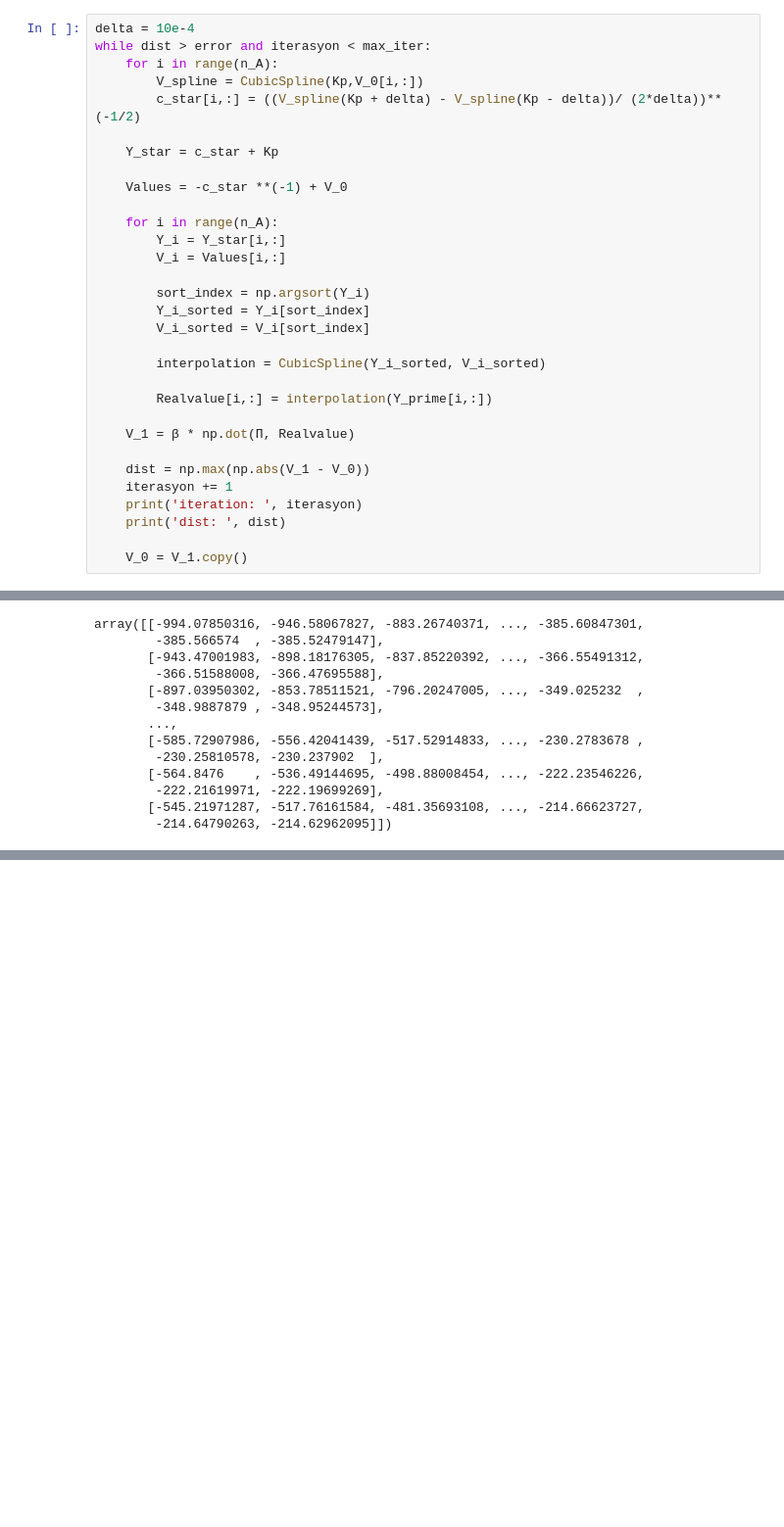
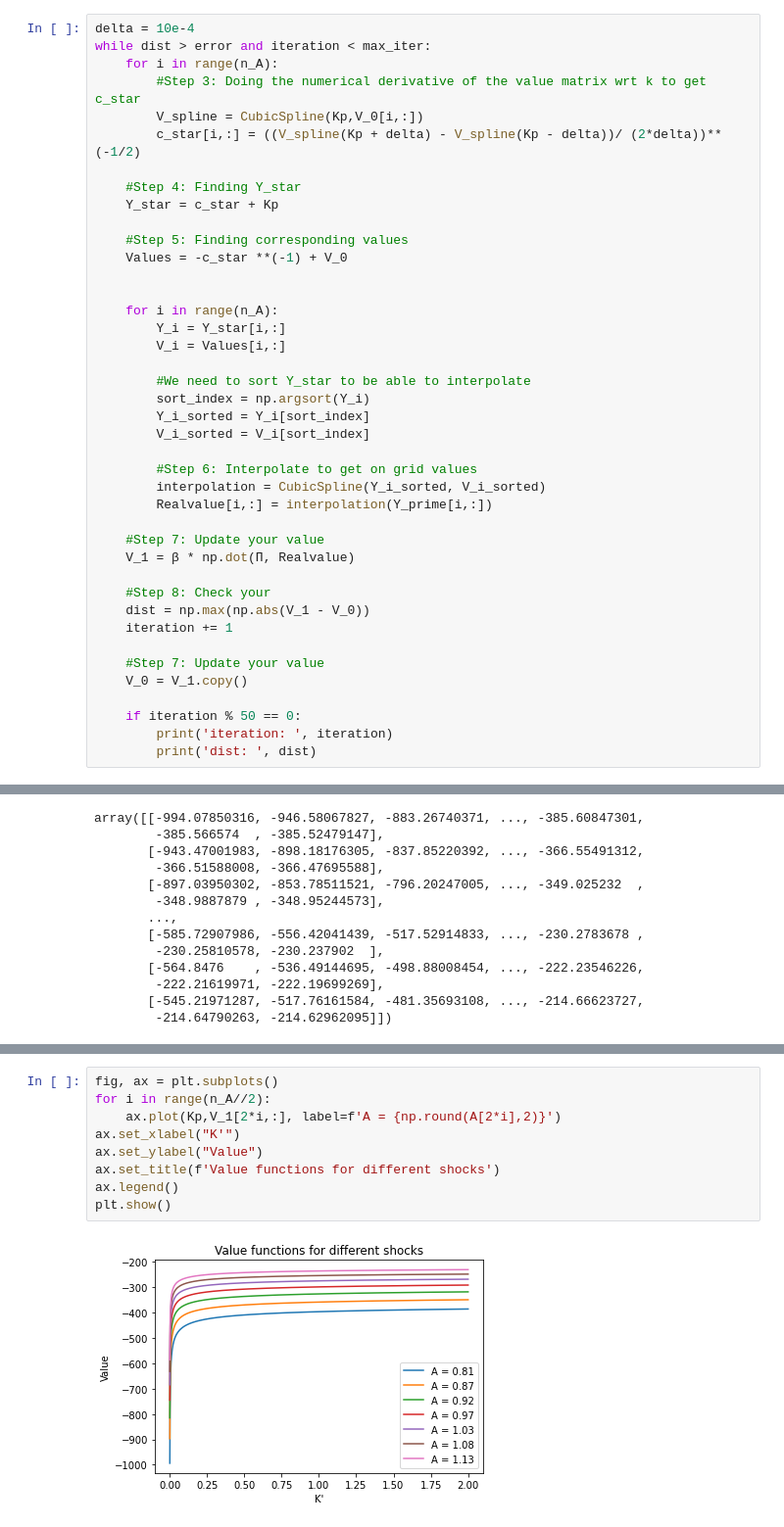
Before and after one commit to hamecetin/Quantitative_Methods_2, a Jupyter notebook: PS4/ps4.ipynb, the cells around one changed output, grey strips where cells are left out. Shown: that part at 98% size. Saved outputs shown, nothing was run; the diff lists cells and outputs as text; blank space fills up the shorter version.

```diff
--- a/PS4/ps4.ipynb
+++ b/PS4/ps4.ipynb
@@ -114,32 +138,42 @@ iterasyon = 0
 # %%
 delta = 10e-4
-while dist > error and iterasyon < max_iter:
+while dist > error and iteration < max_iter:
     for i in range(n_A):
+        #Step 3: Doing the numerical derivative of the value matrix wrt k to get c_star
         V_spline = CubicSpline(Kp,V_0[i,:])
         c_star[i,:] = ((V_spline(Kp + delta) - V_spline(Kp - delta))/ (2*delta))**(-1/2)
 
+    #Step 4: Finding Y_star
     Y_star = c_star + Kp
 
+    #Step 5: Finding corresponding values
     Values = -c_star **(-1) + V_0
+
 
     for i in range(n_A):
         Y_i = Y_star[i,:]
         V_i = Values[i,:]
 
+        #We need to sort Y_star to be able to interpolate
         sort_index = np.argsort(Y_i)
         Y_i_sorted = Y_i[sort_index]
         V_i_sorted = V_i[sort_index]
 
+        #Step 6: Interpolate to get on grid values
         interpolation = CubicSpline(Y_i_sorted, V_i_sorted)
-
         Realvalue[i,:] = interpolation(Y_prime[i,:])
 
+    #Step 7: Update your value
     V_1 = β * np.dot(Π, Realvalue)
 
+    #Step 8: Check your
     dist = np.max(np.abs(V_1 - V_0))
-    iterasyon += 1
-    print('iteration: ', iterasyon)
-    print('dist: ', dist)
+    iteration += 1
 
+    #Step 7: Update your value
     V_0 = V_1.copy()
+
+    if iteration % 50 == 0:
+        print('iteration: ', iteration)
+        print('dist: ', dist)
 # %% [output]
@@ -183,0 +213,11 @@ plt.plot(V_1[10,:])
+# %%
+fig, ax = plt.subplots()
+for i in range(n_A//2):
+    ax.plot(Kp,V_1[2*i,:], label=f'A = {np.round(A[2*i],2)}')
+ax.set_xlabel("K'")
+ax.set_ylabel("Value")
+ax.set_title(f'Value functions for different shocks')
+ax.legend()
+plt.show()
+# %% [output]
+[figure, added]
```
Also changed, not shown: parts of 6 cells of this notebook.
